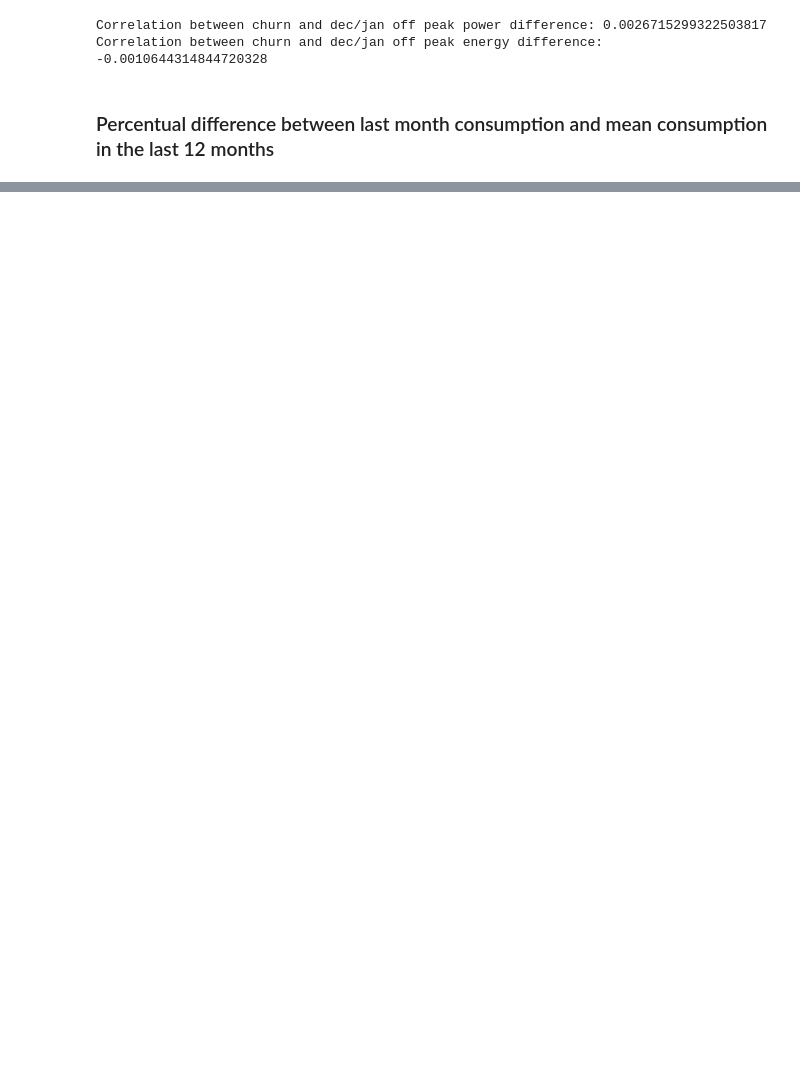
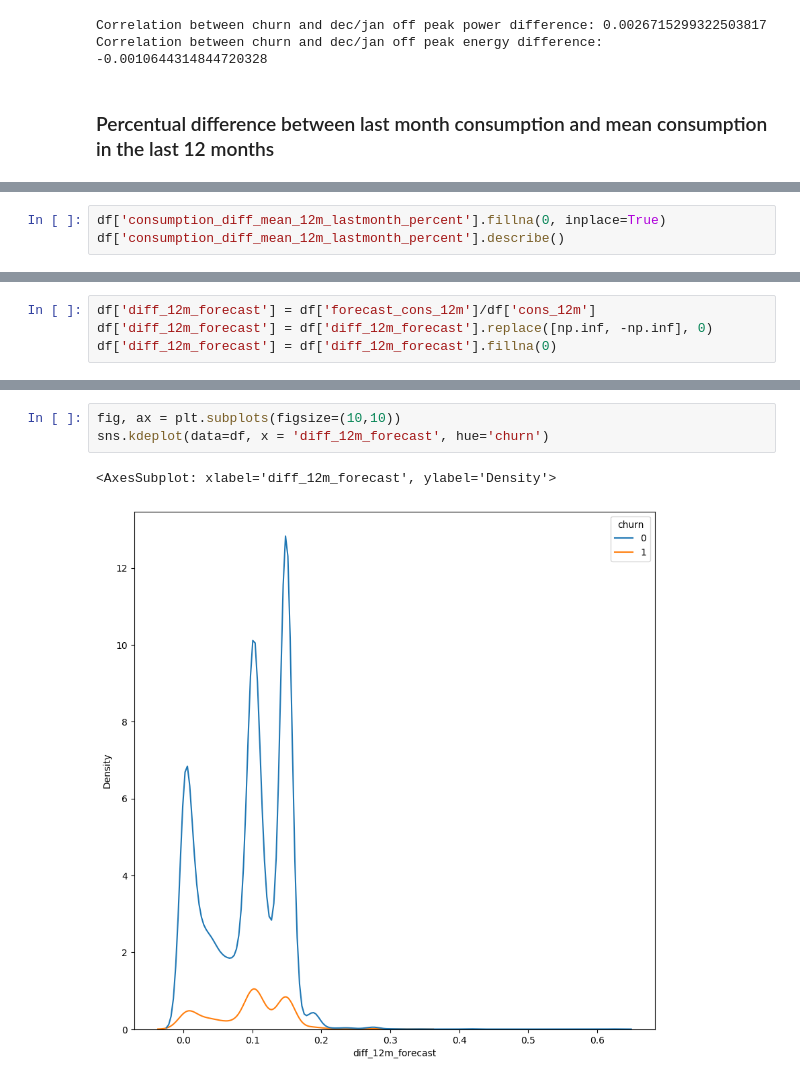
Before and after one commit to LissesCastro/BCG---Experience-Program, a Jupyter notebook: feature_engineering.ipynb, the cells around one changed output, grey strips where cells are left out. Cells and saved outputs as stored; diff of their text form; blank space fills up the shorter version.

```diff
--- a/feature_engineering.ipynb
+++ b/feature_engineering.ipynb
@@ -94,0 +125,3 @@ Correlation between churn and dec/jan off peak energy difference: -0.00106443148
+# %%
+df['consumption_diff_mean_12m_lastmonth_percent'].fillna(0, inplace=True)
+df['consumption_diff_mean_12m_lastmonth_percent'].describe()
@@ -94,0 +145,4 @@ Correlation between churn and dec/jan off peak energy difference: -0.00106443148
+# %%
+df['diff_12m_forecast'] = df['forecast_cons_12m']/df['cons_12m']
+df['diff_12m_forecast'] = df['diff_12m_forecast'].replace([np.inf, -np.inf], 0)
+df['diff_12m_forecast'] = df['diff_12m_forecast'].fillna(0)
@@ -94,0 +162,6 @@ Correlation between churn and dec/jan off peak energy difference: -0.00106443148
+# %%
+fig, ax = plt.subplots(figsize=(10,10))
+sns.kdeplot(data=df, x = 'diff_12m_forecast', hue='churn')
+# %% [output]
+<AxesSubplot: xlabel='diff_12m_forecast', ylabel='Density'>
+[figure, added]
```
Also changed, not shown: parts of 33 cells of this notebook.
